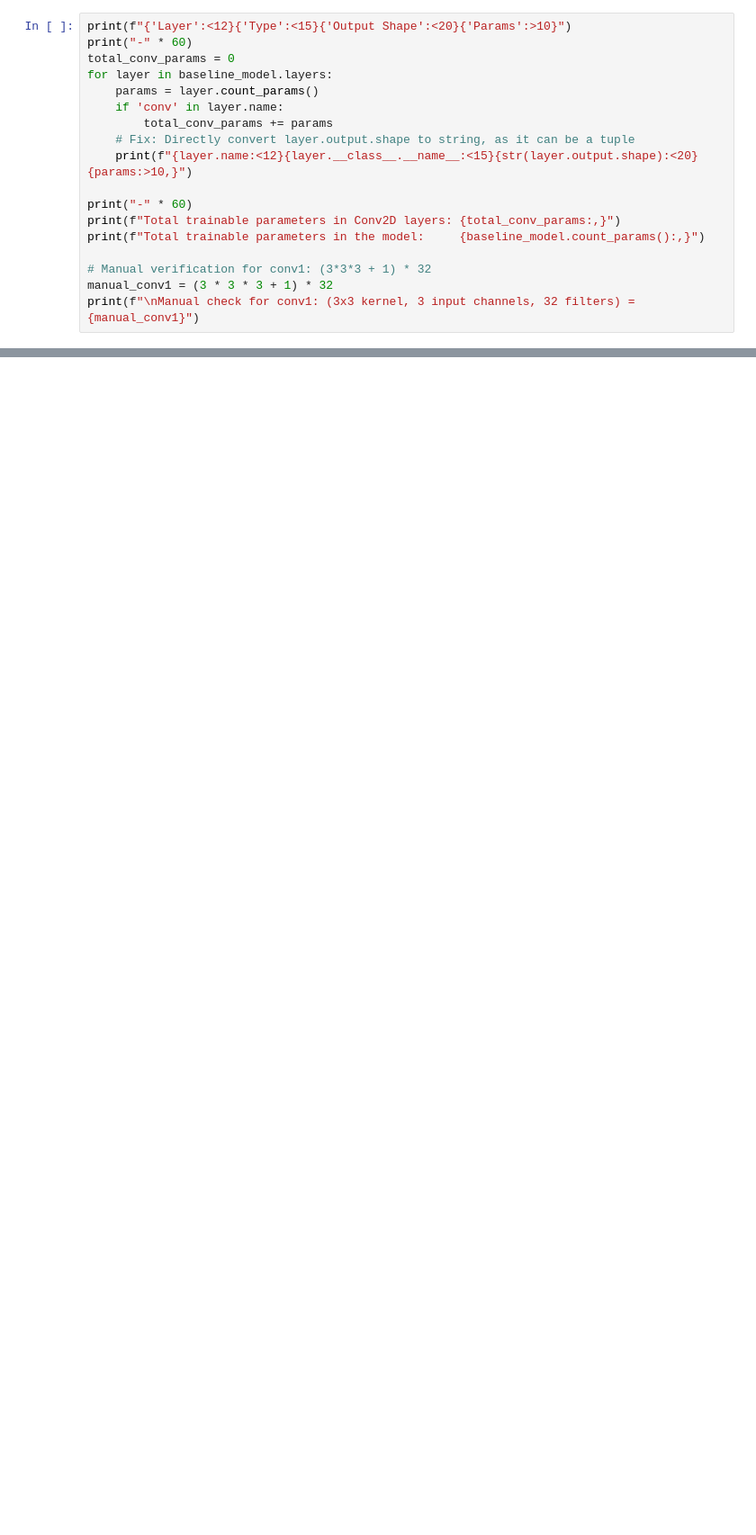
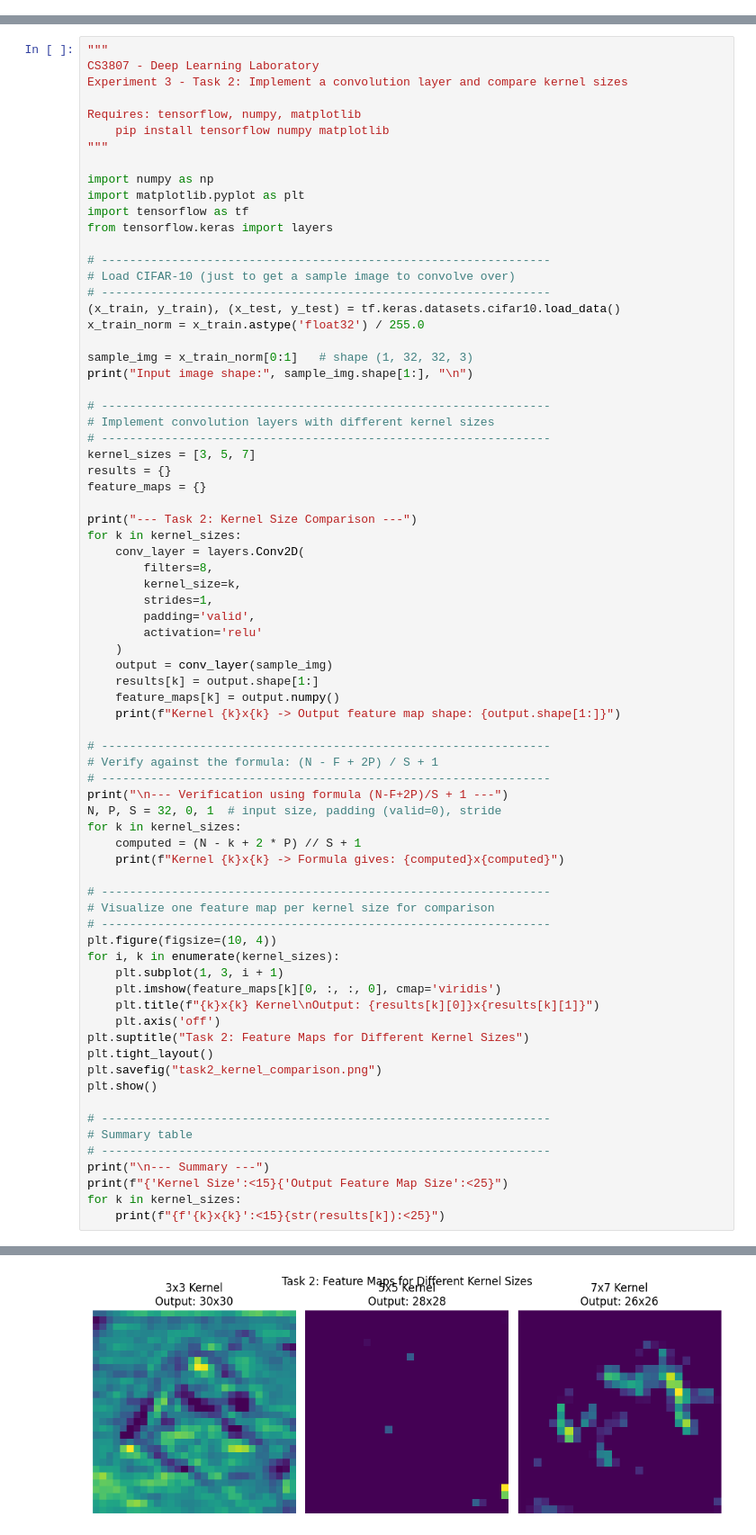
Before and after one commit to Dhanush7-tech/Deep-Learning-LAB, a Jupyter notebook: Lab-3/DeepLearning_Lab_3.ipynb, the cells around one changed output, grey strips where cells are left out. Shown at 90% size. Drawn from its saved outputs; the diff is of its cells as text; blank space fills up the shorter version.

```diff
--- a/Lab-3/DeepLearning_Lab_3.ipynb
+++ b/Lab-3/DeepLearning_Lab_3.ipynb
@@ -167,18 +2,0 @@ For a Conv2D layer: `params = (kernel_h * kernel_w * in_channels + 1) * num_filt
-# %%
-print(f"{'Layer':<12}{'Type':<15}{'Output Shape':<20}{'Params':>10}")
-print("-" * 60)
-total_conv_params = 0
-for layer in baseline_model.layers:
-    params = layer.count_params()
-    if 'conv' in layer.name:
-        total_conv_params += params
-    # Fix: Directly convert layer.output.shape to string, as it can be a tuple
-    print(f"{layer.name:<12}{layer.__class__.__name__:<15}{str(layer.output.shape):<20}{params:>10,}")
-
-print("-" * 60)
-print(f"Total trainable parameters in Conv2D layers: {total_conv_params:,}")
-print(f"Total trainable parameters in the model:     {baseline_model.count_params():,}")
-
-# Manual verification for conv1: (3*3*3 + 1) * 32
-manual_conv1 = (3 * 3 * 3 + 1) * 32
-print(f"\nManual check for conv1: (3x3 kernel, 3 input channels, 32 filters) = {manual_conv1}")
@@ -265,0 +73,75 @@ plt.show()
+# %%
+"""
+CS3807 - Deep Learning Laboratory
+Experiment 3 - Task 2: Implement a convolution layer and compare kernel sizes
+
+Requires: tensorflow, numpy, matplotlib
+    pip install tensorflow numpy matplotlib
+"""
+
+import numpy as np
+import matplotlib.pyplot as plt
+import tensorflow as tf
+from tensorflow.keras import layers
+
+# ----------------------------------------------------------------
+# Load CIFAR-10 (just to get a sample image to convolve over)
+# ----------------------------------------------------------------
+(x_train, y_train), (x_test, y_test) = tf.keras.datasets.cifar10.load_data()
+x_train_norm = x_train.astype('float32') / 255.0
+
+sample_img = x_train_norm[0:1]   # shape (1, 32, 32, 3)
+print("Input image shape:", sample_img.shape[1:], "\n")
+
+# ----------------------------------------------------------------
+# Implement convolution layers with different kernel sizes
+# ----------------------------------------------------------------
+kernel_sizes = [3, 5, 7]
+results = {}
+feature_maps = {}
+
+print("--- Task 2: Kernel Size Comparison ---")
+for k in kernel_sizes:
+    conv_layer = layers.Conv2D(
+        filters=8,
+        kernel_size=k,
+        strides=1,
+        padding='valid',
+        activation='relu'
+    )
+    output = conv_layer(sample_img)
+    results[k] = output.shape[1:]
+    feature_maps[k] = output.numpy()
+    print(f"Kernel {k}x{k} -> Output feature map shape: {output.shape[1:]}")
+
+# ----------------------------------------------------------------
+# Verify against the formula: (N - F + 2P) / S + 1
+# ----------------------------------------------------------------
+print("\n--- Verification using formula (N-F+2P)/S + 1 ---")
+N, P, S = 32, 0, 1  # input size, padding (valid=0), stride
+for k in kernel_sizes:
+    computed = (N - k + 2 * P) // S + 1
+    print(f"Kernel {k}x{k} -> Formula gives: {computed}x{computed}")
+
+# ----------------------------------------------------------------
+# Visualize one feature map per kernel size for comparison
+# ----------------------------------------------------------------
+plt.figure(figsize=(10, 4))
+for i, k in enumerate(kernel_sizes):
+    plt.subplot(1, 3, i + 1)
+    plt.imshow(feature_maps[k][0, :, :, 0], cmap='viridis')
+    plt.title(f"{k}x{k} Kernel\nOutput: {results[k][0]}x{results[k][1]}")
+    plt.axis('off')
+plt.suptitle("Task 2: Feature Maps for Different Kernel Sizes")
+plt.tight_layout()
+plt.savefig("task2_kernel_comparison.png")
+plt.show()
+
+# ----------------------------------------------------------------
+# Summary table
+# ----------------------------------------------------------------
+print("\n--- Summary ---")
+print(f"{'Kernel Size':<15}{'Output Feature Map Size':<25}")
+for k in kernel_sizes:
+    print(f"{f'{k}x{k}':<15}{str(results[k]):<25}")
+# %% [output]
@@ -265,0 +159 @@ plt.show()
+[figure, added]
```
Also changed, not shown: parts of 36 cells of this notebook.
